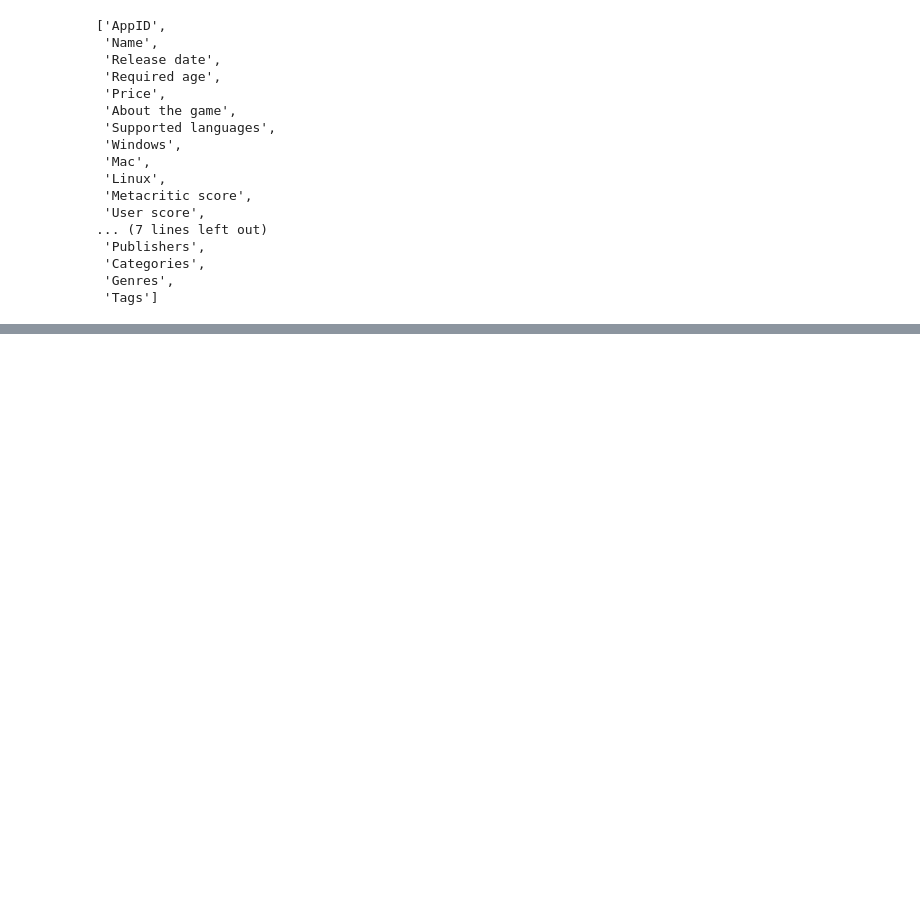
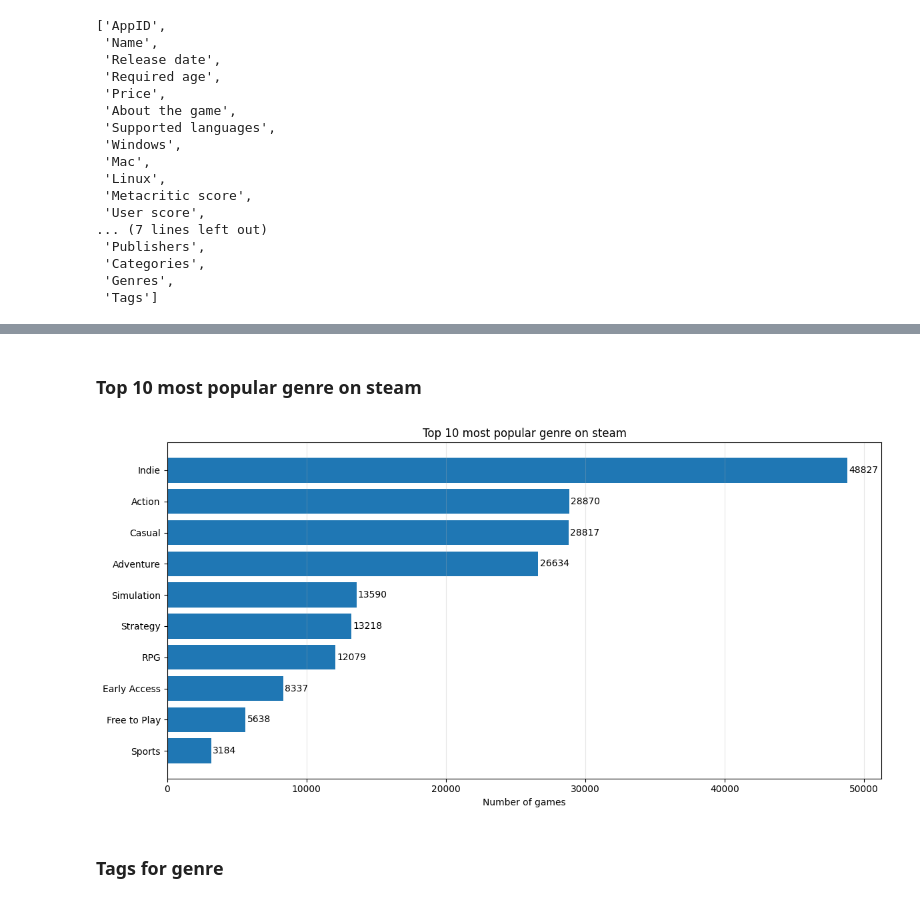
Before and after one commit to himynameisartem/Game_Style_Matcher, a Jupyter notebook: game_style_matcher.ipynb, the cells around one changed output, grey strips where cells are left out. Saved outputs shown, nothing was run; the diff lists cells and outputs as text; code cells hidden in the pictures; blank space fills up the shorter version.

```diff
--- a/game_style_matcher.ipynb
+++ b/game_style_matcher.ipynb
@@ -59,0 +139,6 @@ df_clean.columns.tolist()
+# %%
+TOP_N_TAGS = 50
+useful_tags = tag_counts.head(TOP_N_TAGS).index.tolist()
+# %%
+for tag in useful_tags:
+    df_clean[f'tag_{tag}'] = df_clean['Tags_list'].apply(lambda x: 1 if tag in x else 0)
@@ -59,0 +157,5 @@ df_clean.columns.tolist()
+# %%
+all_genres = []
+for genre_list in df_clean['Genres_list']:
+    all_genres.extend(genre_list)
+genre_counts = pd.Series(all_genres).value_counts()
@@ -59,0 +176,22 @@ df_clean.columns.tolist()
+# %% [markdown]
+### Top 10 most popular genre on steam
+# %%
+plt.figure(figsize=(12, 6))
+top_genres = genre_counts.head(10).sort_values(ascending=True)
+bars = plt.barh(range(len(top_genres)), top_genres.values)
+
+plt.yticks(range(len(top_genres)), top_genres.index)
+plt.title('Top 10 most popular genre on steam')
+plt.xlabel('Number of games')
+plt.grid(axis='x', alpha=0.3)
+
+for i, bar in enumerate(bars):
+    plt.text(bar.get_width() + 100, bar.get_y() + bar.get_height()/2,
+             f'{int(bar.get_width())}', ha='left', va='center')
+
+plt.tight_layout()
+plt.show()
+# %% [output]
+[figure, added]
+# %% [markdown]
+### Tags for genre
```
Also changed, not shown: parts of 26 cells of this notebook.
